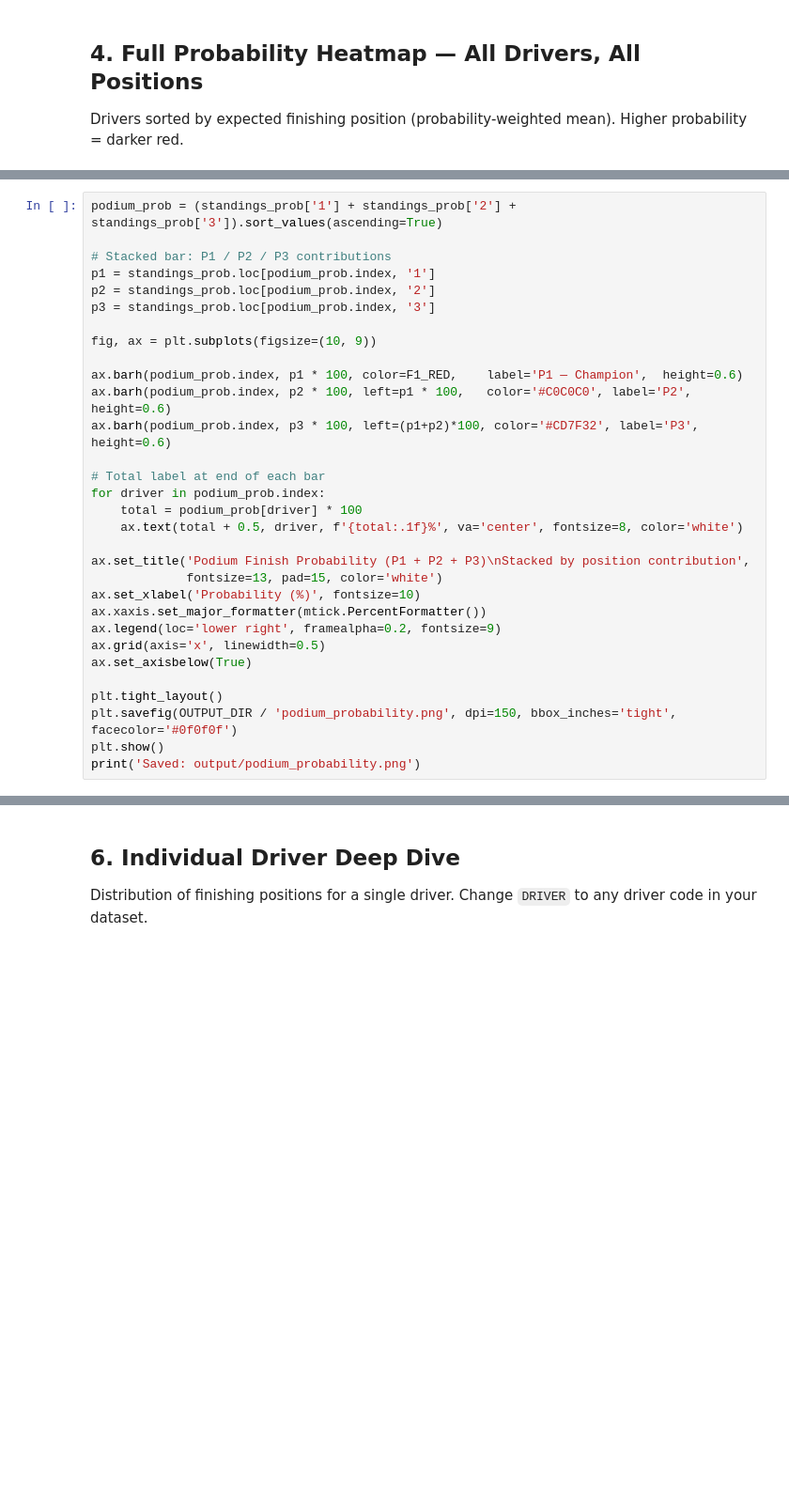
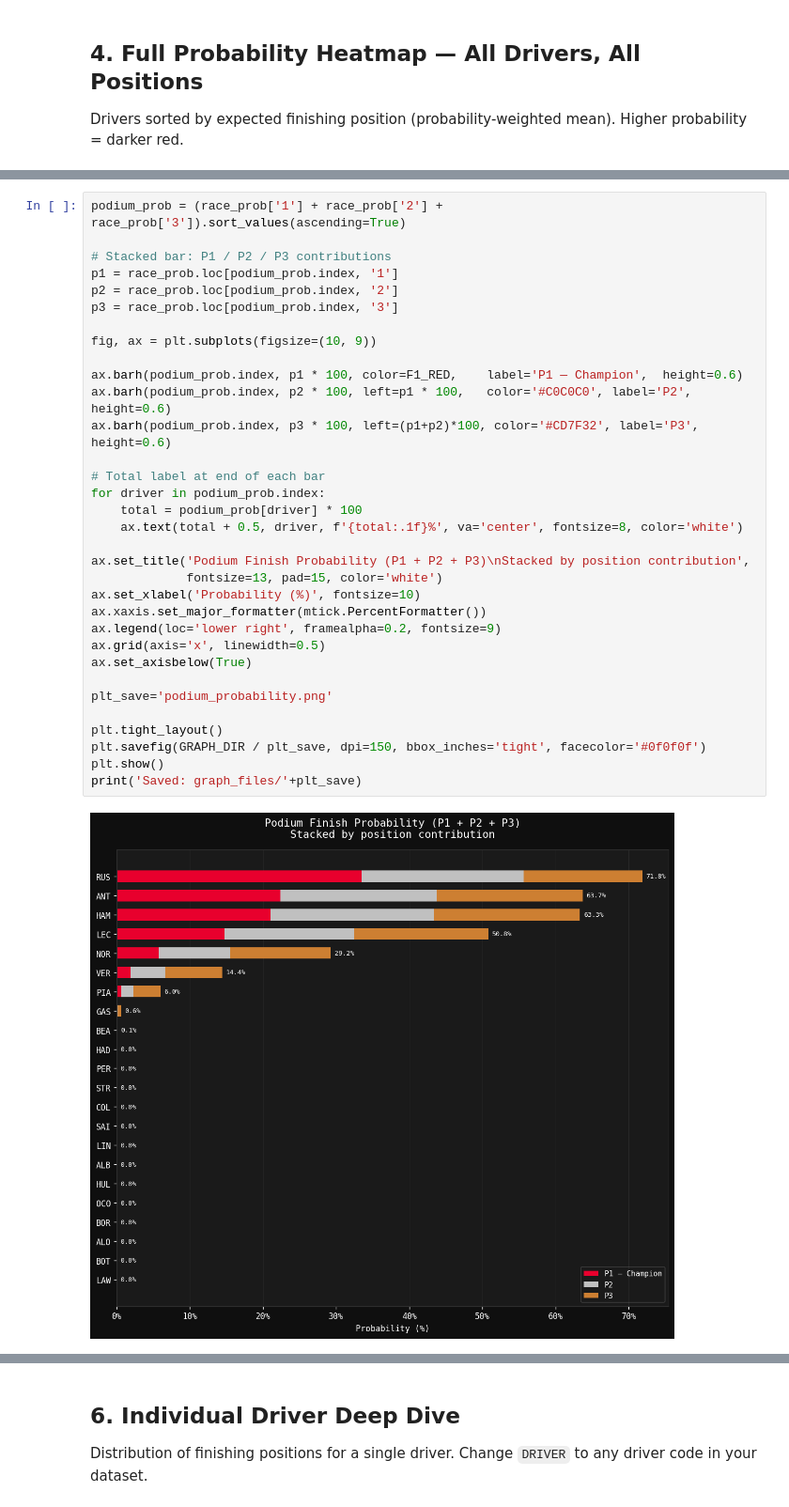
Before and after one commit to Patsfirstdown/f1-season-forecaster, a Jupyter notebook: notebooks/f1_results_viz(1).ipynb, the cells around one changed output, grey strips where cells are left out. Shown at 94% size. Saved outputs shown, nothing was run; the diff lists cells and outputs as text; blank space fills up the shorter version.

```diff
--- a/notebooks/f1_results_viz(1).ipynb
+++ b/notebooks/f1_results_viz(1).ipynb
@@ -153,31 +297,35 @@ P(driver finishes P1, P2, or P3 in the championship), sorted by total podium pro
 # %%
-podium_prob = (standings_prob['1'] + standings_prob['2'] + standings_prob['3']).sort_values(ascending=True)
+podium_prob = (race_prob['1'] + race_prob['2'] + race_prob['3']).sort_values(ascending=True)
 
 # Stacked bar: P1 / P2 / P3 contributions
-p1 = standings_prob.loc[podium_prob.index, '1']
-p2 = standings_prob.loc[podium_prob.index, '2']
-p3 = standings_prob.loc[podium_prob.index, '3']
+p1 = race_prob.loc[podium_prob.index, '1']
+p2 = race_prob.loc[podium_prob.index, '2']
+p3 = race_prob.loc[podium_prob.index, '3']
 
 fig, ax = plt.subplots(figsize=(10, 9))
 
 ax.barh(podium_prob.index, p1 * 100, color=F1_RED,    label='P1 — Champion',  height=0.6)
 ax.barh(podium_prob.index, p2 * 100, left=p1 * 100,   color='#C0C0C0', label='P2',           height=0.6)
 ax.barh(podium_prob.index, p3 * 100, left=(p1+p2)*100, color='#CD7F32', label='P3',           height=0.6)
 
 # Total label at end of each bar
 for driver in podium_prob.index:
     total = podium_prob[driver] * 100
     ax.text(total + 0.5, driver, f'{total:.1f}%', va='center', fontsize=8, color='white')
 
 ax.set_title('Podium Finish Probability (P1 + P2 + P3)\nStacked by position contribution',
              fontsize=13, pad=15, color='white')
 ax.set_xlabel('Probability (%)', fontsize=10)
 ax.xaxis.set_major_formatter(mtick.PercentFormatter())
 ax.legend(loc='lower right', framealpha=0.2, fontsize=9)
 ax.grid(axis='x', linewidth=0.5)
 ax.set_axisbelow(True)
 
+plt_save='podium_probability.png'
+
 plt.tight_layout()
-plt.savefig(OUTPUT_DIR / 'podium_probability.png', dpi=150, bbox_inches='tight', facecolor='#0f0f0f')
+plt.savefig(GRAPH_DIR / plt_save, dpi=150, bbox_inches='tight', facecolor='#0f0f0f')
 plt.show()
-print('Saved: output/podium_probability.png')
+print('Saved: graph_files/'+plt_save)
+# %% [output]
+[figure, added]
```
Also changed, not shown: parts of 12 cells of this notebook.
